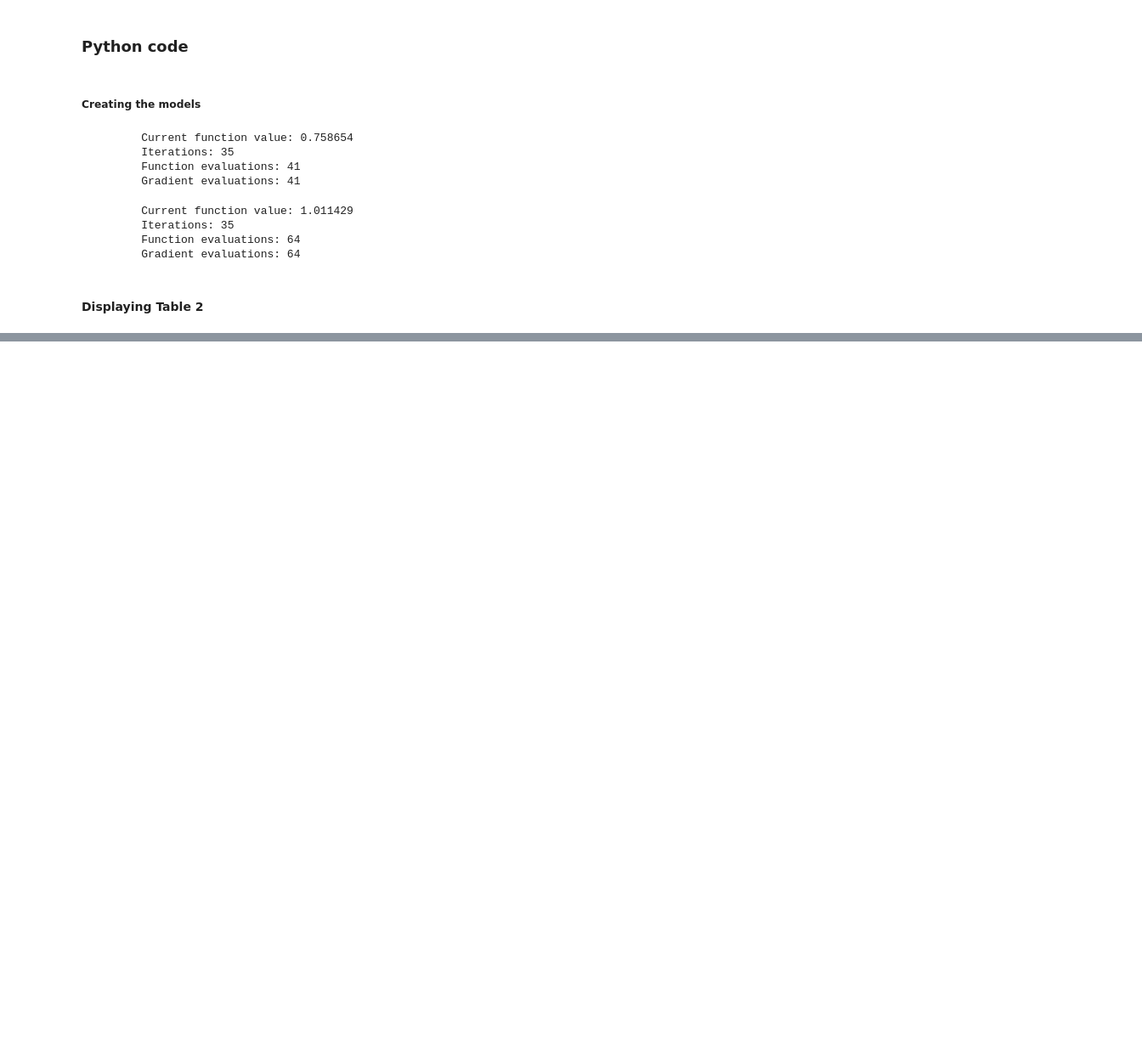
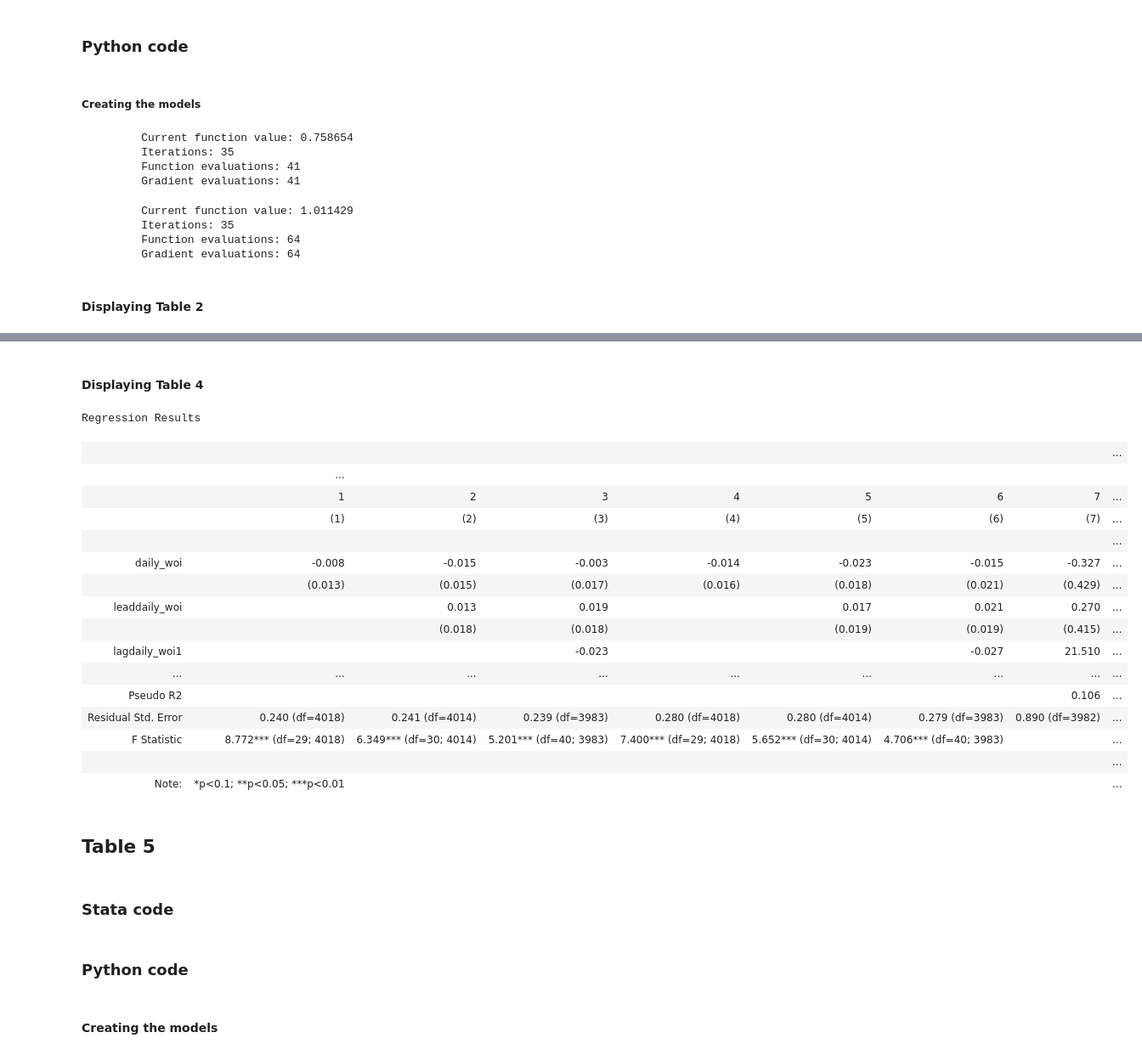
Before and after one commit to Udzf/Israel-Palestine, a Jupyter notebook: Econ.ipynb, the cells around one changed output, grey strips where cells are left out. Shown: that part at 85% size. Saved outputs shown, nothing was run; the diff lists cells and outputs as text; code cells hidden in the pictures; blank space fills up the shorter version.

```diff
--- a/Econ.ipynb
+++ b/Econ.ipynb
@@ -416,0 +967,27 @@ Regression Results
+# %%
+# Copy and filter relevant columns
+data_table_4 = replication_file1.copy()
+relevant_columns = ['lnvic_pal','occurrence', 'daily_woi', 'leaddaily_woi', "occurrence_pal_1",
+                    "occurrence_pal_2_7", "occurrence_pal_8_14", 'month', 'year',
+                    'dow', 'monthyear', 'gaza_war', 'lagdaily_woi']
+
+data_table_4 = data_table_4[relevant_columns]
+
+# Filter rows where gaza_war == 0 and create a copy
+filtered_df = data_table_4[data_table_4['gaza_war'] == 0].copy()
+
+# Add lagged variables
+for lag in range(1, 8):  # Lag from 1 to 7
+    filtered_df[f'lagdaily_woi{lag}'] = filtered_df['daily_woi'].shift(lag)
+
+# Drop rows with NaN values after creating lagged variables
+filtered_df = filtered_df.dropna()
+
+# Define the formula for the regression
+formula = ("lnvic_pal ~ daily_woi + leaddaily_woi + lagdaily_woi1 + lagdaily_woi2 + "
+           "lagdaily_woi3 + lagdaily_woi4 + lagdaily_woi5 + lagdaily_woi6 + lagdaily_woi7 + "
+           "occurrence_pal_1 + occurrence_pal_2_7 + occurrence_pal_8_14 + "
+           "C(month) + C(year) + C(dow)")
+
+# Prepare the design matrices for sm.OLS
+model_6 = smf.ols(formula=formula, data=filtered_df).fit(cov_type='HAC', cov_kwds={'maxlags': 7})
@@ -416,0 +1037,38 @@ Regression Results
+# %% [markdown]
+#### Displaying Table 4
+# %%
+# @title ##### Regression Table 3 (corrected news pressure)
+stargazer = Stargazer([model_1, model_2, model_3, model_4, model_5, model_6, model_7])
+
+# Customize the output as needed
+stargazer.title("Regression Results")
+stargazer.covariate_order(['daily_woi', 'leaddaily_woi', 'lagdaily_woi1', 'occurrence_pal_1', 'occurrence_pal_2_7', 'occurrence_pal_8_14'])
+stargazer.custom_columns(["1", "2", "3", "4", "5", "6", "7"], [1, 1, 1, 1 ,1, 1, 1])
+
+stargazer
+# %% [output]
+Regression Results
+|  |  |  |  |  |  |  |  | ... |
+|  | ... |
+|  | 1 | 2 | 3 | 4 | 5 | 6 | 7 | ... |
+|  | (1) | (2) | (3) | (4) | (5) | (6) | (7) | ... |
+|  |  |  |  |  |  |  |  | ... |
+| daily_woi | -0.008 | -0.015 | -0.003 | -0.014 | -0.023 | -0.015 | -0.327 | ... |
+|  | (0.013) | (0.015) | (0.017) | (0.016) | (0.018) | (0.021) | (0.429) | ... |
+| leaddaily_woi |  | 0.013 | 0.019 |  | 0.017 | 0.021 | 0.270 | ... |
+|  |  | (0.018) | (0.018) |  | (0.019) | (0.019) | (0.415) | ... |
+| lagdaily_woi1 |  |  | -0.023 |  |  | -0.027 | 21.510 | ... |
+| ... | ... | ... | ... | ... | ... | ... | ... | ... |
+| Pseudo R2 |  |  |  |  |  |  | 0.106 | ... |
+| Residual Std. Error | 0.240 (df=4018) | 0.241 (df=4014) | 0.239 (df=3983) | 0.280 (df=4018) | 0.280 (df=4014) | 0.279 (df=3983) | 0.890 (df=3982) | ... |
+| F Statistic | 8.772*** (df=29; 4018) | 6.349*** (df=30; 4014) | 5.201*** (df=40; 3983) | 7.400*** (df=29; 4018) | 5.652*** (df=30; 4014) | 4.706*** (df=40; 3983) |  | ... |
+|  |  |  |  |  |  |  |  | ... |
+| Note: | *p<0.1; **p<0.05; ***p<0.01 |  |  |  |  |  |  | ... |
+# %% [markdown]
+## Table 5
+# %% [markdown]
+### Stata code
+# %% [markdown]
+### Python code
+# %% [markdown]
+#### Creating the models
```
Also changed, not shown: parts of 71 cells of this notebook.
